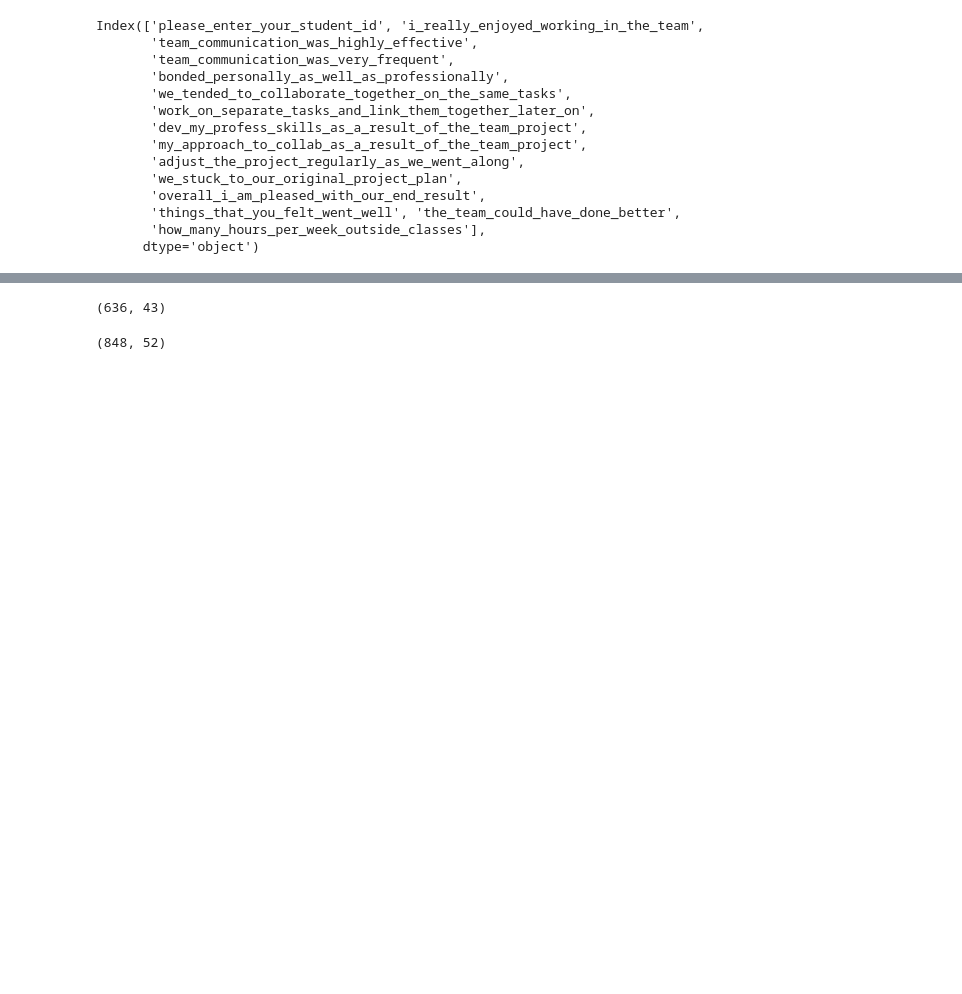
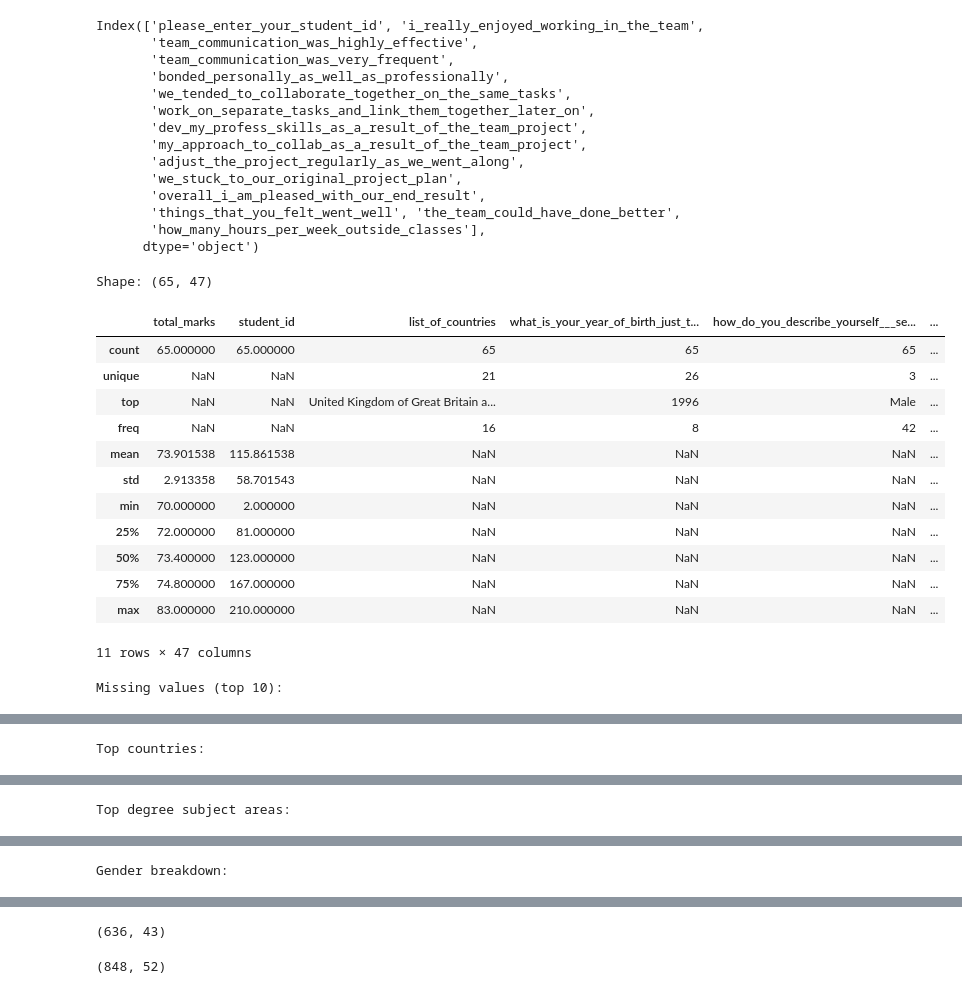
Before and after one commit to tjgusshy/UWE_Brsitol_IGP_Project, a Jupyter notebook: python_folder/eda.ipynb, the cells around one changed output, grey strips where cells are left out. Saved outputs shown, nothing was run; the diff lists cells and outputs as text; code cells hidden in the pictures; blank space fills up the shorter version.

```diff
--- a/python_folder/eda.ipynb
+++ b/python_folder/eda.ipynb
@@ -18,4 +19,5 @@ demo_week_2.columns = demo_week_2.columns.str.replace(' ','_').str.replace(',','
 # %%
+demo_week_2.columns.values[0] = 'student_id'
 demo_week_2.columns.values[8] = 'enjoy_working_in_the_team'
 demo_week_2.columns.values[9] = 'team_communication_will_be_highly_effective'
 demo_week_2.columns.values[10] = 'team_communication_will_be_very_frequent'
@@ -192,0 +197,76 @@ df1.columns.values[35] = 'initial_access_week2'
+# %%
+import pandas as pd
+
+# Senior Data Scientist Analysis: score_demo_ab_70 (students scoring >= 70)
+
+
+# 1. Overview
+print("Shape:", score_demo_ab_70.shape)
+display(score_demo_ab_70.describe(include='all'))
+
+# 2. Missing Data
+missing = score_demo_ab_70.isnull().sum()
+print("Missing values (top 10):")
+display(missing[missing > 0].sort_values(ascending=False).head(10))
+
+# 3. Demographic Patterns
+print("\nTop countries:")
+display(score_demo_ab_70['list_of_countries'].value_counts().head())
+
+print("\nTop degree subject areas:")
+display(score_demo_ab_70['what_is_your_first_degree_subject_area'].value_counts().head())
+
+print("\nGender breakdown:")
+display(score_demo_ab_70['how_do_you_describe_yourself___selected_choice'].value_counts())
+
+# 4. Teamwork & Attitude
+team_cols = [
+    'enjoy_working_in_the_team',
+    'team_communication_will_be_highly_effective',
+    'team_communication_will_be_very_frequent',
+    'bond_perosnally_with_my_team_members',
+    'we_will_collaborate_together_on_the_same_tasks'
+]
+print("\nTeamwork/attitude value counts:")
+for col in team_cols:
+    if col in score_demo_ab_70.columns:
+        print(f"\n{col}:")
+        display(score_demo_ab_70[col].value_counts(dropna=False))
+
+# 5. Numeric Features
+numeric_cols = score_demo_ab_70.select_dtypes(include='number').columns
+print("\nMeans of numeric features:")
+display(score_demo_ab_70[numeric_cols].mean())
+
+# 6. Insights
+print("\nInsights:")
+print("- High achievers are diverse in country and degree background.")
+print("- Most have strong positive responses to teamwork and communication.")
+print("- Missing data is mostly in optional/free-text fields.")
+print("- Numeric features (e.g., teamwork, professional skills) are generally high.")
+print("- No single demographic dominates; positive engagement and attitude are common.")
+
+# 7. Optional: Visualize distribution of total marks
+import matplotlib.pyplot as plt
+plt.figure(figsize=(6,4))
+score_demo_ab_70['total_marks'].hist(bins=10, color='skyblue', edgecolor='black')
+plt.title('Distribution of Total Marks (70+)')
+plt.xlabel('Total Marks')
+plt.ylabel('Count')
+plt.show()
+# %% [output]
+Shape: (65, 47)
+|  | total_marks | student_id | list_of_countries | what_is_your_year_of_birth_just_t... | how_do_you_describe_yourself___se... | ... |
+| count | 65.000000 | 65.000000 | 65 | 65 | 65 | ... |
+| unique | NaN | NaN | 21 | 26 | 3 | ... |
+| top | NaN | NaN | United Kingdom of Great Britain a... | 1996 | Male | ... |
+| freq | NaN | NaN | 16 | 8 | 42 | ... |
+| mean | 73.901538 | 115.861538 | NaN | NaN | NaN | ... |
+| std | 2.913358 | 58.701543 | NaN | NaN | NaN | ... |
+| min | 70.000000 | 2.000000 | NaN | NaN | NaN | ... |
+| 25% | 72.000000 | 81.000000 | NaN | NaN | NaN | ... |
+| 50% | 73.400000 | 123.000000 | NaN | NaN | NaN | ... |
+| 75% | 74.800000 | 167.000000 | NaN | NaN | NaN | ... |
+| max | 83.000000 | 210.000000 | NaN | NaN | NaN | ... |
+11 rows × 47 columns
+Missing values (top 10):
@@ -192,0 +284 @@ df1.columns.values[35] = 'initial_access_week2'
+Top countries:
@@ -192,0 +292 @@ df1.columns.values[35] = 'initial_access_week2'
+Top degree subject areas:
@@ -192,0 +300 @@ df1.columns.values[35] = 'initial_access_week2'
+Gender breakdown:
```
Also changed, not shown: parts of 29 cells of this notebook.
